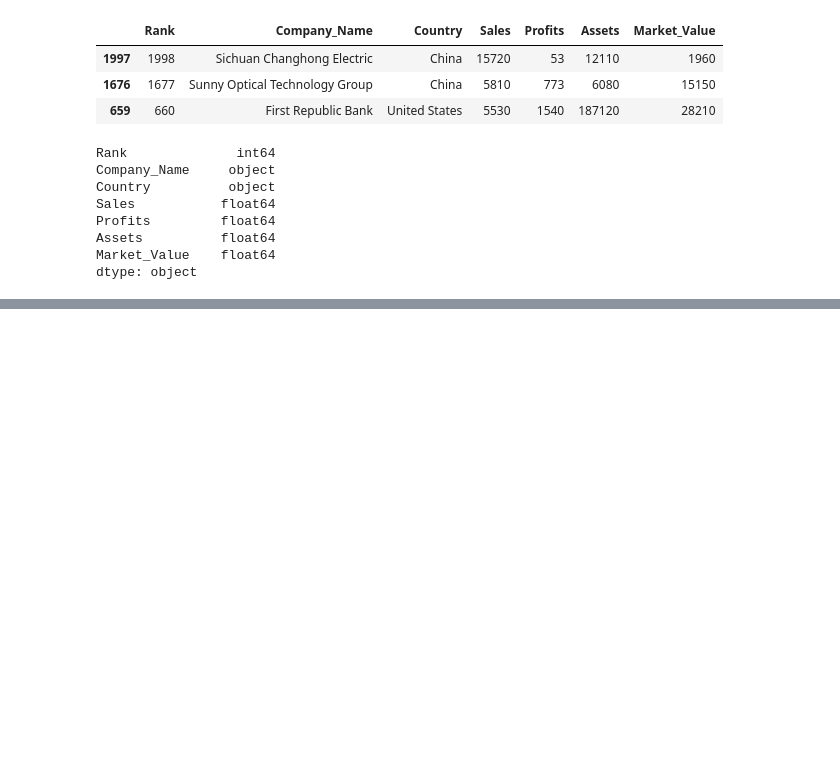
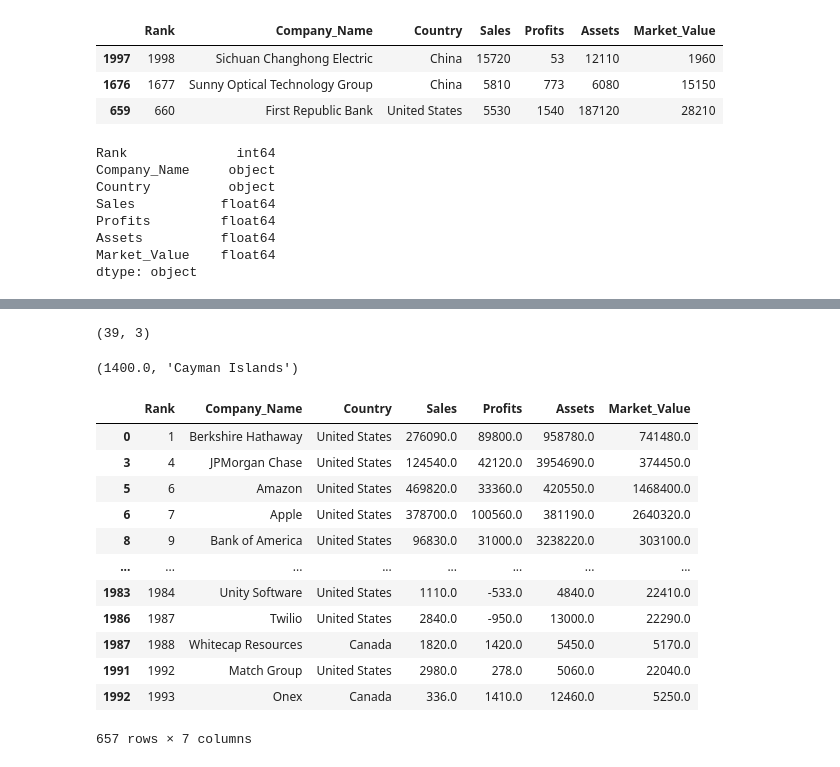
Before and after one commit to daniela2001-png/IA, a Jupyter notebook: actividad_dos.ipynb, the cells around one changed output, grey strips where cells are left out. Cells and saved outputs as stored; diff of their text form; code cells hidden in the pictures; blank space fills up the shorter version.

```diff
--- a/actividad_dos.ipynb
+++ b/actividad_dos.ipynb
@@ -122,0 +192,44 @@ dtype: object
+# %%
+def get_filtered_countries(groups):
+  return groups["absolute_fr"].count() > 1
+
+# Get all the countries with the same number of companies
+groups = df_frequencies.groupby('absolute_fr')
+filtered_values = groups.filter(get_filtered_countries)
+
+# The number of countries with the same number of companies is equal to 39 !
+filtered_values.shape
+# %% [output]
+(39, 3)
+# %%
+# Now we're gonna try to get the company with the lowest average sales ...
+groups = df.groupby('Country')
+list_avg = []
+for name, g in groups:
+  list_avg.append(tuple([g["Sales"].mean(), (name)]))
+
+company_with_lowest_avg = min(list_avg, key=lambda x: x[0])
+
+print(company_with_lowest_avg)
+# This means that the company with the lowest average sales is "Cayman Islands"
+# %% [output]
+(1400.0, 'Cayman Islands')
+# %%
+# Now we want to get the companies that are in north america
+
+north_america_countries = ["United States", "Canada", "Mexico"]
+df[df['Country'].isin(north_america_countries)]
+# %% [output]
+|  | Rank | Company_Name | Country | Sales | Profits | Assets | Market_Value |
+| 0 | 1 | Berkshire Hathaway | United States | 276090.0 | 89800.0 | 958780.0 | 741480.0 |
+| 3 | 4 | JPMorgan Chase | United States | 124540.0 | 42120.0 | 3954690.0 | 374450.0 |
+| 5 | 6 | Amazon | United States | 469820.0 | 33360.0 | 420550.0 | 1468400.0 |
+| 6 | 7 | Apple | United States | 378700.0 | 100560.0 | 381190.0 | 2640320.0 |
+| 8 | 9 | Bank of America | United States | 96830.0 | 31000.0 | 3238220.0 | 303100.0 |
+| ... | ... | ... | ... | ... | ... | ... | ... |
+| 1983 | 1984 | Unity Software | United States | 1110.0 | -533.0 | 4840.0 | 22410.0 |
+| 1986 | 1987 | Twilio | United States | 2840.0 | -950.0 | 13000.0 | 22290.0 |
+| 1987 | 1988 | Whitecap Resources | Canada | 1820.0 | 1420.0 | 5450.0 | 5170.0 |
+| 1991 | 1992 | Match Group | United States | 2980.0 | 278.0 | 5060.0 | 22040.0 |
+| 1992 | 1993 | Onex | Canada | 336.0 | 1410.0 | 12460.0 | 5250.0 |
+657 rows × 7 columns
```
Also changed, not shown: parts of 10 cells of this notebook.
